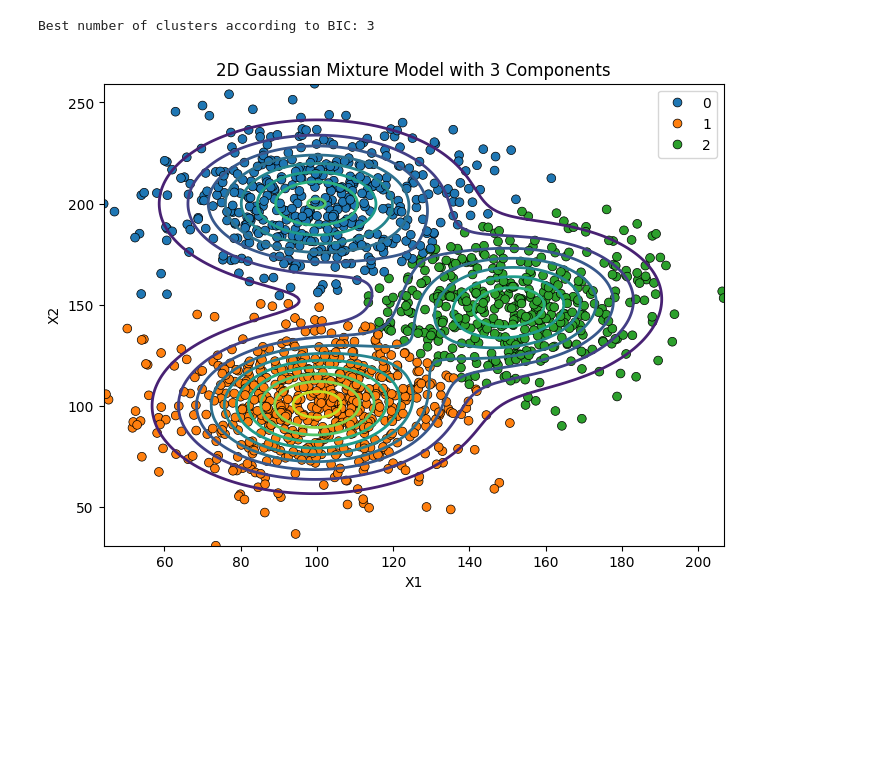
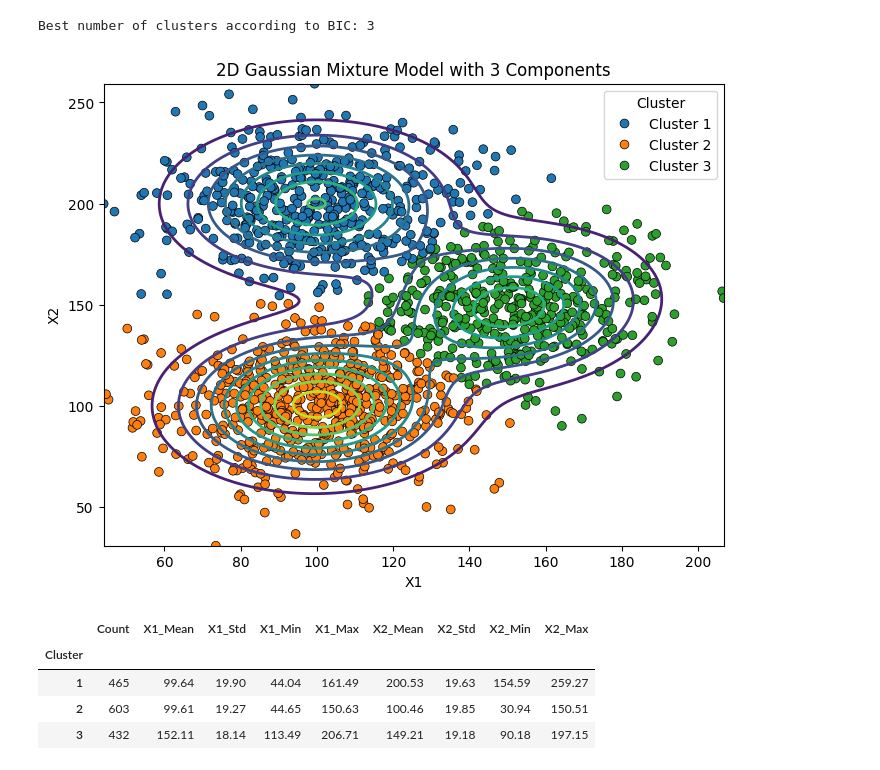
Before and after one commit to vbhaga89/MIT801_SL_Assignment2, a Jupyter notebook: question2.ipynb, the cells around one changed output. Drawn from its saved outputs; the diff is of its cells as text; code cells hidden in the pictures; blank space fills up the shorter version.

```diff
--- a/question2.ipynb
+++ b/question2.ipynb
@@ -256,6 +298,11 @@ Best number of clusters according to BIC: 3
 
 # Classify Data
 cluster_labels = mode2_best_model.predict(mode2[["X1", "X2"]])
+
+# Add custom cluster names
+mode2["Cluster"] = [f"Cluster {label + 1}" for label in cluster_labels]
+
+cluster_order = [f"Cluster {i + 1}" for i in sorted(np.unique(cluster_labels))]
 
 # Scatter plot of the raw data
 plt.figure(figsize=(8, 6))
@@ -264,7 +311,8 @@ sns.scatterplot(
     data=mode2,
     x="X1",
     y="X2",
-    hue=cluster_labels,
+    hue="Cluster",
+    hue_order=cluster_order,
     palette="tab10",
     s=40,
     edgecolor="black"
@@ -294,4 +342,27 @@ plt.ylabel("X2")
 plt.title(f"2D Gaussian Mixture Model with {mode2_best_cluster_count} Components")
 plt.show()
 # %% [output]
-[figure, old version]
+[figure, new version]
+# %%
+mode2_clustered = mode2.copy()
+mode2_clustered["Cluster"] = cluster_labels + 1
+
+mode2_summary = mode2_clustered.groupby("Cluster").agg(
+    Count=("Cluster", "count"),
+    X1_Mean=("X1", "mean"),
+    X1_Std=("X1", "std"),
+    X1_Min=("X1", "min"),
+    X1_Max=("X1", "max"),
+    X2_Mean=("X2", "mean"),
+    X2_Std=("X2", "std"),
+    X2_Min=("X2", "min"),
+    X2_Max=("X2", "max")
+)
+
+mode2_summary.round(2)
+# %% [output]
+|  | Count | X1_Mean | X1_Std | X1_Min | X1_Max | X2_Mean | X2_Std | X2_Min | X2_Max |
+| Cluster |  |  |  |  |  |  |  |  |  |
+| 1 | 465 | 99.64 | 19.90 | 44.04 | 161.49 | 200.53 | 19.63 | 154.59 | 259.27 |
+| 2 | 603 | 99.61 | 19.27 | 44.65 | 150.63 | 100.46 | 19.85 | 30.94 | 150.51 |
+| 3 | 432 | 152.11 | 18.14 | 113.49 | 206.71 | 149.21 | 19.18 | 90.18 | 197.15 |
```
Also changed, not shown: parts of 8 cells of this notebook, 1 other file.
